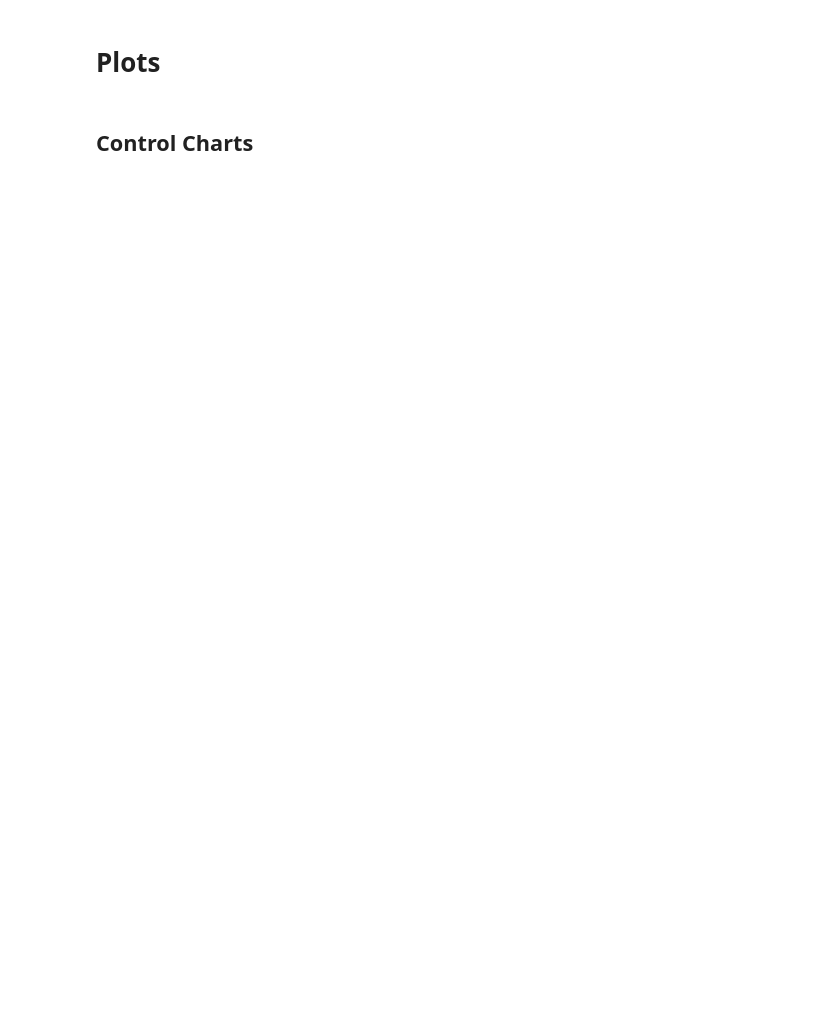
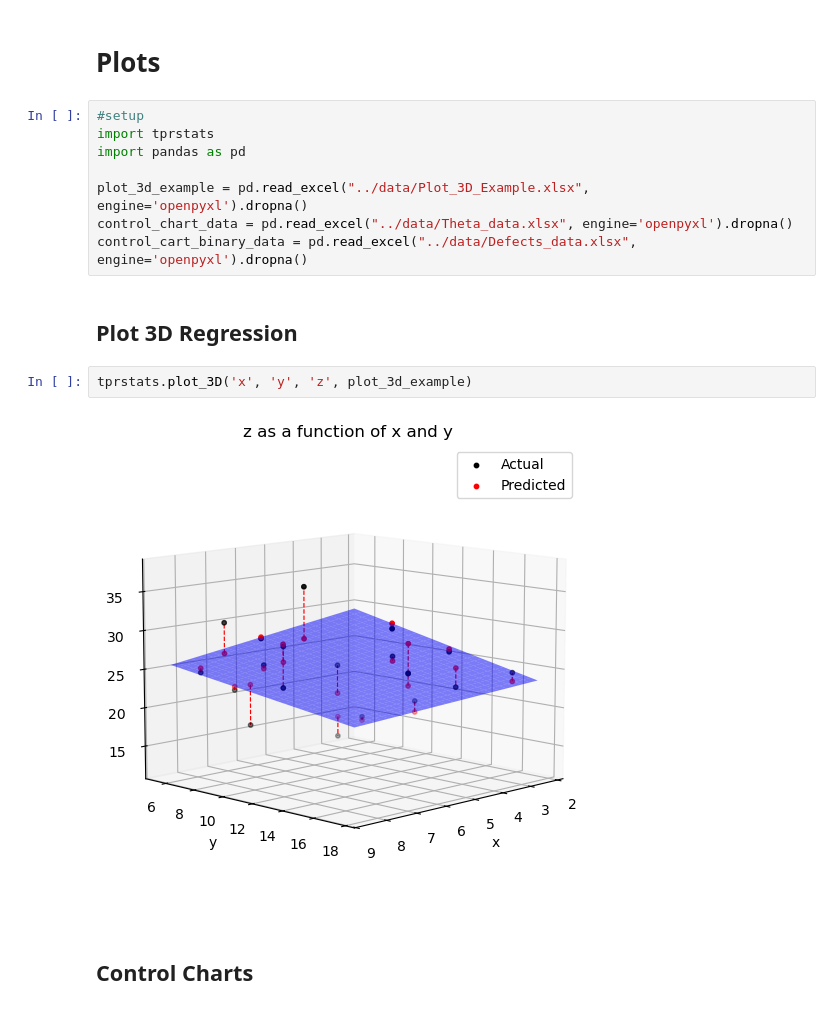
Before and after one commit to dnepple/tprstats-python, a Jupyter notebook: docs/plots.ipynb, the cells around one changed output. Cells and saved outputs as stored; diff of their text form; blank space fills up the shorter version.

Commit message:
docs(plots): add 3d regression plot

```diff
--- a/docs/plots.ipynb
+++ b/docs/plots.ipynb
@@ -1,5 +1,19 @@
 # %% [markdown]
 # Plots
+# %%
+#setup
+import tprstats
+import pandas as pd
+
+plot_3d_example = pd.read_excel("../data/Plot_3D_Example.xlsx", engine='openpyxl').dropna()
+control_chart_data = pd.read_excel("../data/Theta_data.xlsx", engine='openpyxl').dropna()
+control_cart_binary_data = pd.read_excel("../data/Defects_data.xlsx", engine='openpyxl').dropna()
+# %% [markdown]
+## Plot 3D Regression
+# %%
+tprstats.plot_3D('x', 'y', 'z', plot_3d_example)
+# %% [output]
+[figure, added]
 # %% [markdown]
 ## Control Charts
 # %%
```
Also changed, not shown: parts of 4 cells of this notebook.
